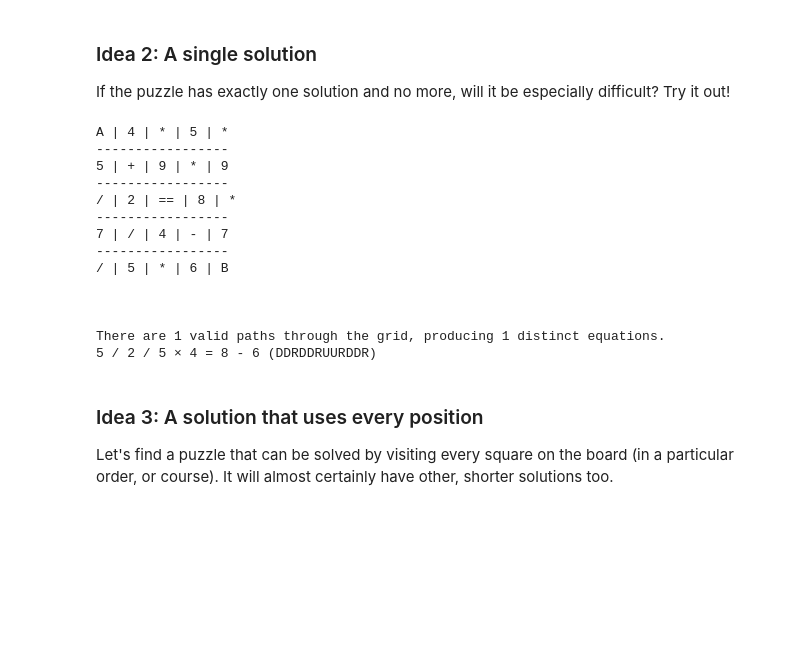
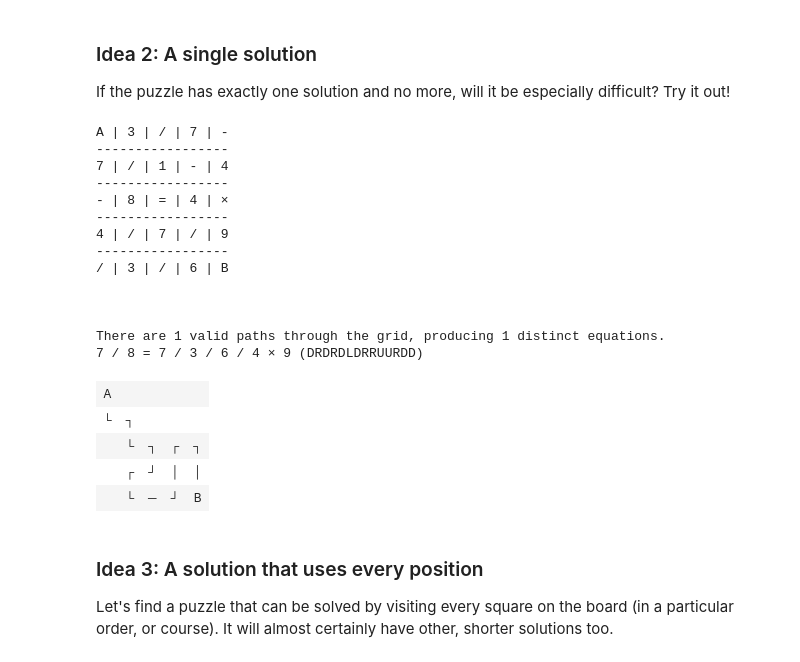
Before and after one commit to roywright/adventofcode2018, a Jupyter notebook: puzzles.ipynb, the cells around one changed output. Saved outputs shown, nothing was run; the diff lists cells and outputs as text; code cells hidden in the pictures; blank space fills up the shorter version.

```diff
--- a/puzzles.ipynb
+++ b/puzzles.ipynb
@@ -783,37 +850,46 @@ If the puzzle has exactly one solution and no more, will it be especially diffic
 # %%
 # Randomly generate puzzles until we get one with
 # a single solution, then show it
 turns = []
 while len(turns) != 1:
     grid = build_grid(5, 9, (0,0), (4,4), (2,2))
     eqns, turns = solve_AtoB(grid)
 
 printgrid(grid)
 print('\n\n')
 
 # Report the size of the solutions set
 print('There are %d valid paths through the grid, producing %d distinct equations.'
      % (len(turns), len(set(eqns))))
 
 # List the solutions in order of size
 sort_index = sorted([(len(t), e, i) for i, (t, e) in enumerate(zip(turns,eqns))])
 for _, _, i in sort_index:
     print('%s (%s)' % (eqns[i].replace('==','=').replace('*','×'), turns[i]))
+
+# Illustrate the only solution
+print('\n\n')
+printpath(turns[sort_index[-1][-1]])
 # %% [output]
-A | 4 | * | 5 | *
+A | 3 | / | 7 | -
 -----------------
-5 | + | 9 | * | 9
+7 | / | 1 | - | 4
 -----------------
-/ | 2 | == | 8 | *
+- | 8 | = | 4 | ×
 -----------------
-7 | / | 4 | - | 7
+4 | / | 7 | / | 9
 -----------------
-/ | 5 | * | 6 | B
+/ | 3 | / | 6 | B
 
 
 
 There are 1 valid paths through the grid, producing 1 distinct equations.
-5 / 2 / 5 × 4 = 8 - 6 (DDRDDRUURDDR)
+7 / 8 = 7 / 3 / 6 / 4 × 9 (DRDRDLDRRUURDD)
+| A |  |  |  |  |
+| └ | ┐ |  |  |  |
+|  | └ | ┐ | ┌ | ┐ |
+|  | ┌ | ┘ | │ | │ |
+|  | └ | ─ | ┘ | B |
 # %% [markdown]
 ### Idea 3: A solution that uses every position
 Let's find a puzzle that can be solved by visiting every square on the board (in a particular order, or course). It will almost certainly have other, shorter solutions too.
```
Also changed, not shown: parts of 6 cells of this notebook.
